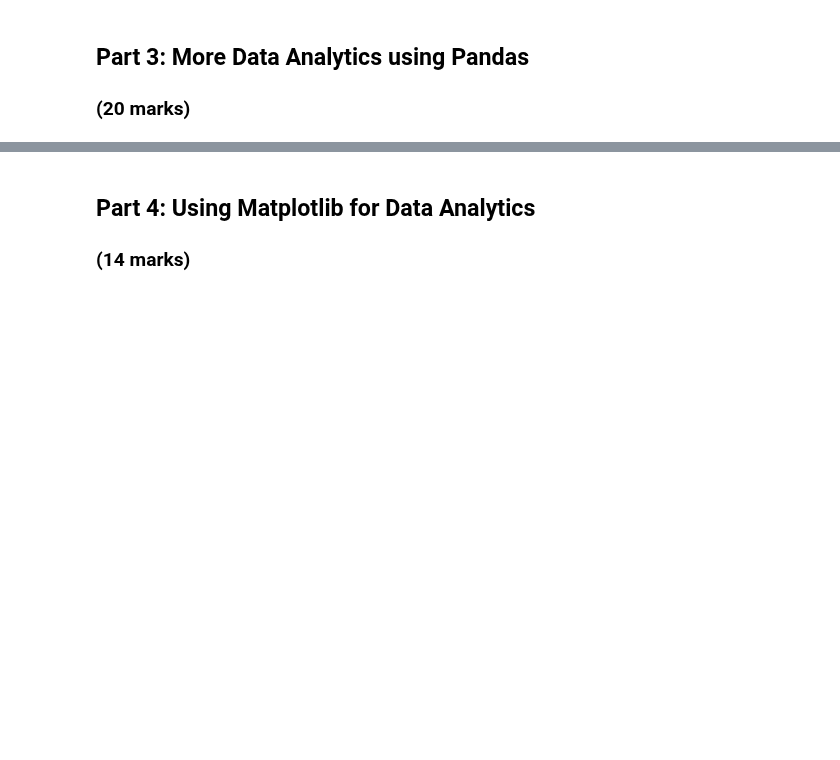
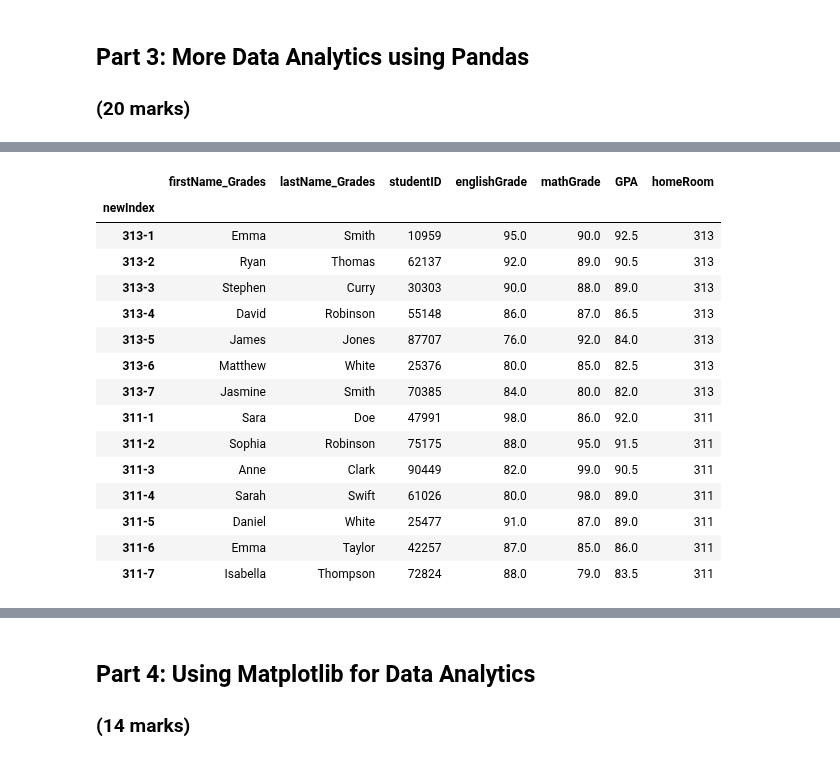
Before and after one commit to Deep-nav-auto-lab/engg680_2024_fall, a Jupyter notebook: Lab_Assignment1/StudentGradeManagementSystem.ipynb, the cells around one changed output, grey strips where cells are left out. Drawn from its saved outputs; the diff is of its cells as text; code cells hidden in the pictures; blank space fills up the shorter version.

```diff
--- a/Lab_Assignment1/StudentGradeManagementSystem.ipynb
+++ b/Lab_Assignment1/StudentGradeManagementSystem.ipynb
@@ -92,12 +133,12 @@ df_studentGrades = df_studentGrades.rename(columns={
 # In the code below, replace '<>' by choosing between 'str' for string or 'float' for float
 # to properly typecast each column.
 # (3 marks)
-df_studentGrades['studentID'] = df_studentGrades['studentID'].astype(<>)
-df_studentGrades['firstName'] = df_studentGrades['firstName'].astype(<>)
-df_studentGrades['lastName'] = df_studentGrades['lastName'].astype(<>)
-df_studentGrades['englishGrade'] = df_studentGrades['englishGrade'].astype(<>)
-df_studentGrades['mathGrade'] = df_studentGrades['mathGrade'].astype(<>)
-df_studentGrades['GPA'] = df_studentGrades['GPA'].astype(<>)
+df_studentGrades['studentID'] = df_studentGrades['studentID'].astype('str')
+df_studentGrades['firstName'] = df_studentGrades['firstName'].astype('str')
+df_studentGrades['lastName'] = df_studentGrades['lastName'].astype('str')
+df_studentGrades['englishGrade'] = df_studentGrades['englishGrade'].astype('float')
+df_studentGrades['mathGrade'] = df_studentGrades['mathGrade'].astype('float')
+df_studentGrades['GPA'] = df_studentGrades['GPA'].astype('float')
 # %%
 # Now let's see our statistics!
 df_studentGrades.describe()
@@ -153,4 +270,5 @@ print(df_mathGrade_over90)
 # %%
 # Load the student homeroom CSV file into a DataFrame using the following variable name
 # (1 mark)
-df_homeroom =
+df_homeroom = pd.read_csv("studentHomerooms.csv")
+print(df_homeroom)
@@ -159,4 +293,12 @@ df_homeroom =
 # Also ensure that there are no redundant columns, and finally display the first few rows.
 # Hint: try joining on more than one column to avoid having to drop redundant columns, ie. on=['studentID', '<ColumnA>', '<ColumnB>'] ...
 # (5 marks)
-#
+df_homeroom['studentID'] = df_homeroom['studentID'].astype('str')
+
+df_studentInfo = pd.merge(df_studentGrades, df_homeroom, on='studentID', suffixes=('_Grades', '_Homeroom'))
+df_studentInfo.drop(columns=["firstName_Homeroom", "lastName_Homeroom"], inplace = True)
+df_studentInfo = df_studentInfo.rename(columns={
+    'firstName_Grades': 'firstName',
+    'lastName_Grades': 'lastName',
+    })
+df_studentInfo.head(10)
@@ -172,4 +332,6 @@ df_grouped = df_studentInfo.groupby('homeRoom')['GPA'].mean()
 # For example, by=['ColumnA', 'ColumnB'] will first sort by ColumnA and then by ColumnB.
 # Create and print a DataFrame, df_studentsGPASorted_homeroom, which is sorted by homeRoom and then by GPA, both in descending order.
 # (3 mark)
-#
+
+df_studentsGPASorted_homeroom = df_studentInfo.sort_values(by=['homeRoom', 'GPA'], ascending=False)
+df_studentsGPASorted_homeroom.head(20)
@@ -176,13 +354,31 @@ df_grouped = df_studentInfo.groupby('homeRoom')['GPA'].mean()
 # %%
 # Do you notice a problem with the indices? They are basically meaningless now that we have sorted by homeroom and GPA.
 
 # The code below changes the index of the dataframe so that it is more intuitive.
 df_studentsGPASorted_homeroom['studentRank'] = df_studentsGPASorted_homeroom.groupby('homeRoom').cumcount() + 1
 df_studentsGPASorted_homeroom['newIndex'] = df_studentsGPASorted_homeroom['homeRoom'].astype(str) + '-' + df_studentsGPASorted_homeroom['studentRank'].astype(str)
 df_studentsGPASorted_homeroom = df_studentsGPASorted_homeroom.set_index('newIndex')
 df_studentsGPASorted_homeroom = df_studentsGPASorted_homeroom.drop(columns=['studentRank'])
 
-print(df_studentsGPASorted_homeroom)
+# print(df_studentsGPASorted_homeroom)
+df_studentsGPASorted_homeroom.head(20)
+# %% [output]
+|  | firstName_Grades | lastName_Grades | studentID | englishGrade | mathGrade | GPA | homeRoom |
+| newIndex |  |  |  |  |  |  |  |
+| 313-1 | Emma | Smith | 10959 | 95.0 | 90.0 | 92.5 | 313 |
+| 313-2 | Ryan | Thomas | 62137 | 92.0 | 89.0 | 90.5 | 313 |
+| 313-3 | Stephen | Curry | 30303 | 90.0 | 88.0 | 89.0 | 313 |
+| 313-4 | David | Robinson | 55148 | 86.0 | 87.0 | 86.5 | 313 |
+| 313-5 | James | Jones | 87707 | 76.0 | 92.0 | 84.0 | 313 |
+| 313-6 | Matthew | White | 25376 | 80.0 | 85.0 | 82.5 | 313 |
+| 313-7 | Jasmine | Smith | 70385 | 84.0 | 80.0 | 82.0 | 313 |
+| 311-1 | Sara | Doe | 47991 | 98.0 | 86.0 | 92.0 | 311 |
+| 311-2 | Sophia | Robinson | 75175 | 88.0 | 95.0 | 91.5 | 311 |
+| 311-3 | Anne | Clark | 90449 | 82.0 | 99.0 | 90.5 | 311 |
+| 311-4 | Sarah | Swift | 61026 | 80.0 | 98.0 | 89.0 | 311 |
+| 311-5 | Daniel | White | 25477 | 91.0 | 87.0 | 89.0 | 311 |
+| 311-6 | Emma | Taylor | 42257 | 87.0 | 85.0 | 86.0 | 311 |
+| 311-7 | Isabella | Thompson | 72824 | 88.0 | 79.0 | 83.5 | 311 |
 # %%
 # Describe what each coding line in the cell above is doing
 # (4 marks)
```
Also changed, not shown: parts of 30 cells of this notebook.
